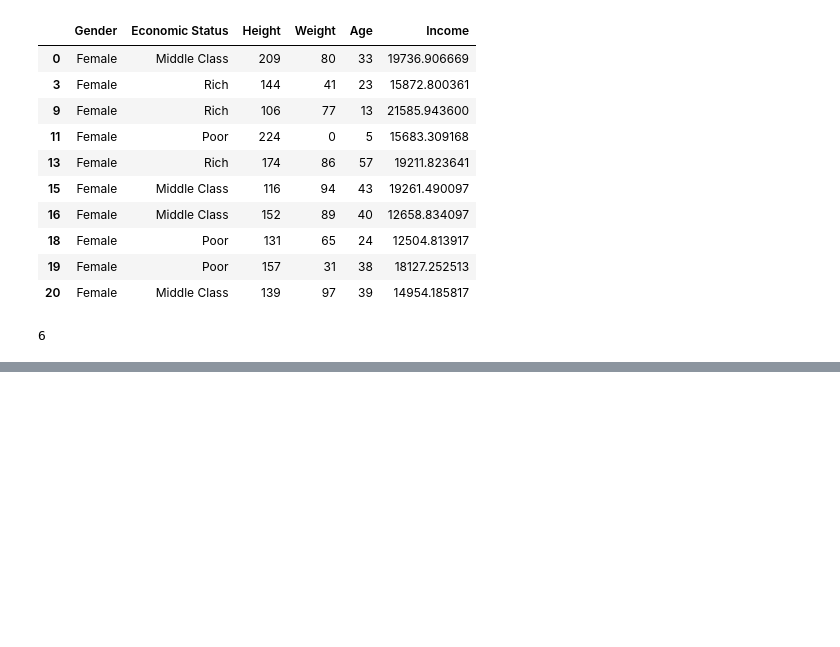
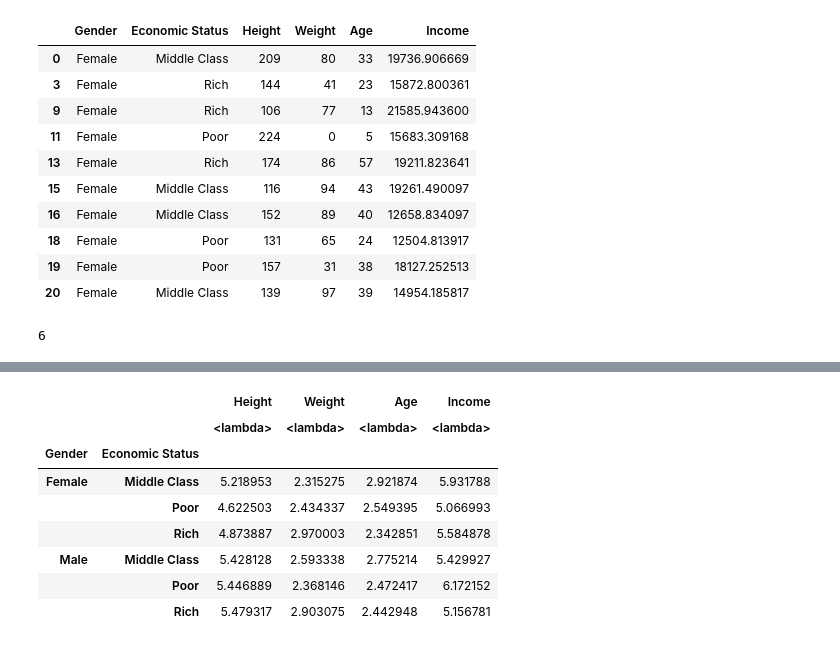
Before and after one commit to diego19508/python-ml-course, a Jupyter notebook: Course/T2 - 3 - Data Cleaning - Agrupacion de datos.ipynb, the cells around one changed output, grey strips where cells are left out. Saved outputs shown, nothing was run; the diff lists cells and outputs as text; code cells hidden in the pictures; blank space fills up the shorter version.

```diff
--- a/Course/T2 - 3 - Data Cleaning - Agrupacion de datos.ipynb
+++ b/Course/T2 - 3 - Data Cleaning - Agrupacion de datos.ipynb
@@ -139,0 +246,12 @@ for names, groups in double_group:
+# %%
+double_group.aggregate([lambda x: np.mean(x)/np.std(x)])
+# %% [output]
+|  |  | Height | Weight | Age | Income |
+|  |  | <lambda> | <lambda> | <lambda> | <lambda> |
+| Gender | Economic Status |  |  |  |  |
+| Female | Middle Class | 5.218953 | 2.315275 | 2.921874 | 5.931788 |
+|  | Poor | 4.622503 | 2.434337 | 2.549395 | 5.066993 |
+|  | Rich | 4.873887 | 2.970003 | 2.342851 | 5.584878 |
+| Male | Middle Class | 5.428128 | 2.593338 | 2.775214 | 5.429927 |
+|  | Poor | 5.446889 | 2.368146 | 2.472417 | 6.172152 |
+|  | Rich | 5.479317 | 2.903075 | 2.442948 | 5.156781 |
```
Also changed, not shown: parts of 11 cells of this notebook.
